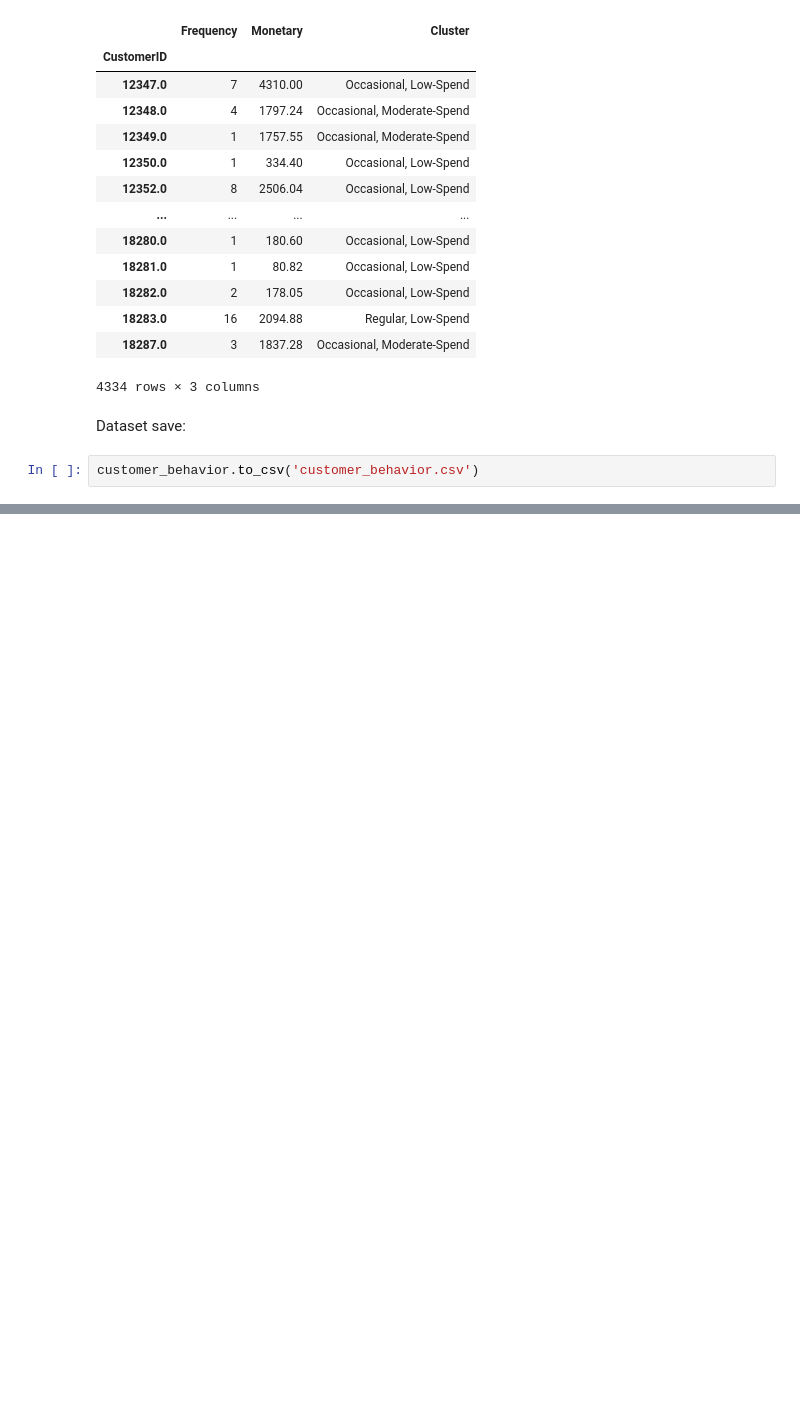
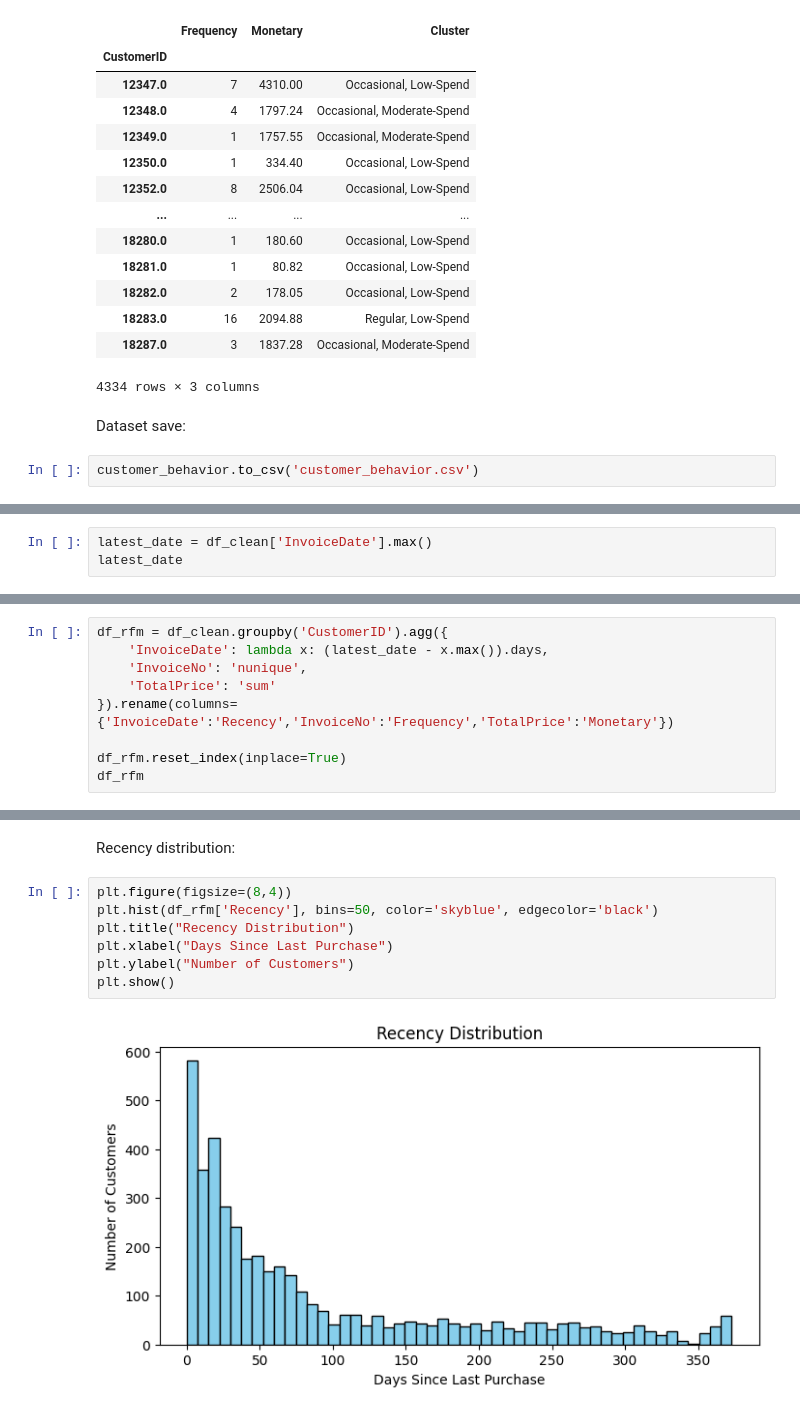
Before and after one commit to Vaisakh-Nirupam/Shopper_Spectrum, a Jupyter notebook: Shopper_Model.ipynb, the cells around one changed output, grey strips where cells are left out. Cells and saved outputs as stored; diff of their text form; blank space fills up the shorter version.

```diff
--- a/Shopper_Model.ipynb
+++ b/Shopper_Model.ipynb
@@ -441,0 +446,3 @@ customer_behavior.to_csv('customer_behavior.csv')
+# %%
+latest_date = df_clean['InvoiceDate'].max()
+latest_date
@@ -441,0 +453,9 @@ customer_behavior.to_csv('customer_behavior.csv')
+# %%
+df_rfm = df_clean.groupby('CustomerID').agg({
+    'InvoiceDate': lambda x: (latest_date - x.max()).days,
+    'InvoiceNo': 'nunique',
+    'TotalPrice': 'sum'
+}).rename(columns={'InvoiceDate':'Recency','InvoiceNo':'Frequency','TotalPrice':'Monetary'})
+
+df_rfm.reset_index(inplace=True)
+df_rfm
@@ -441,0 +476,11 @@ customer_behavior.to_csv('customer_behavior.csv')
+# %% [markdown]
+Recency distribution:
+# %%
+plt.figure(figsize=(8,4))
+plt.hist(df_rfm['Recency'], bins=50, color='skyblue', edgecolor='black')
+plt.title("Recency Distribution")
+plt.xlabel("Days Since Last Purchase")
+plt.ylabel("Number of Customers")
+plt.show()
+# %% [output]
+[figure, added]
```
Also changed, not shown: parts of 29 cells of this notebook.
